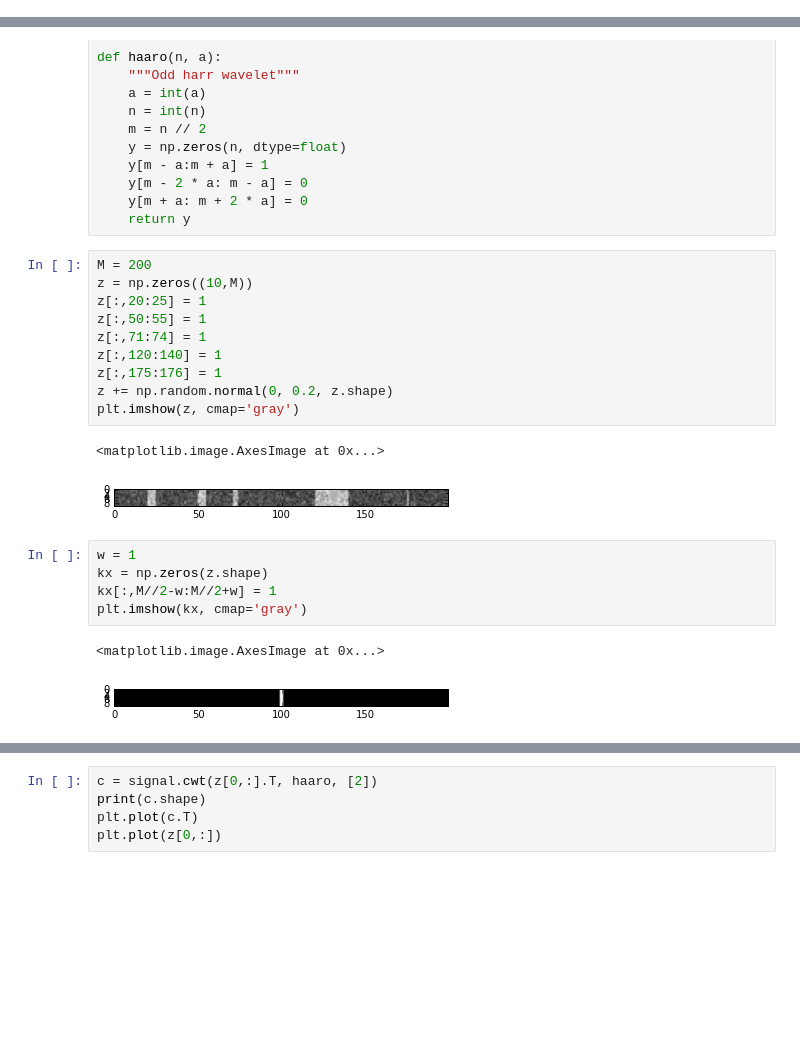
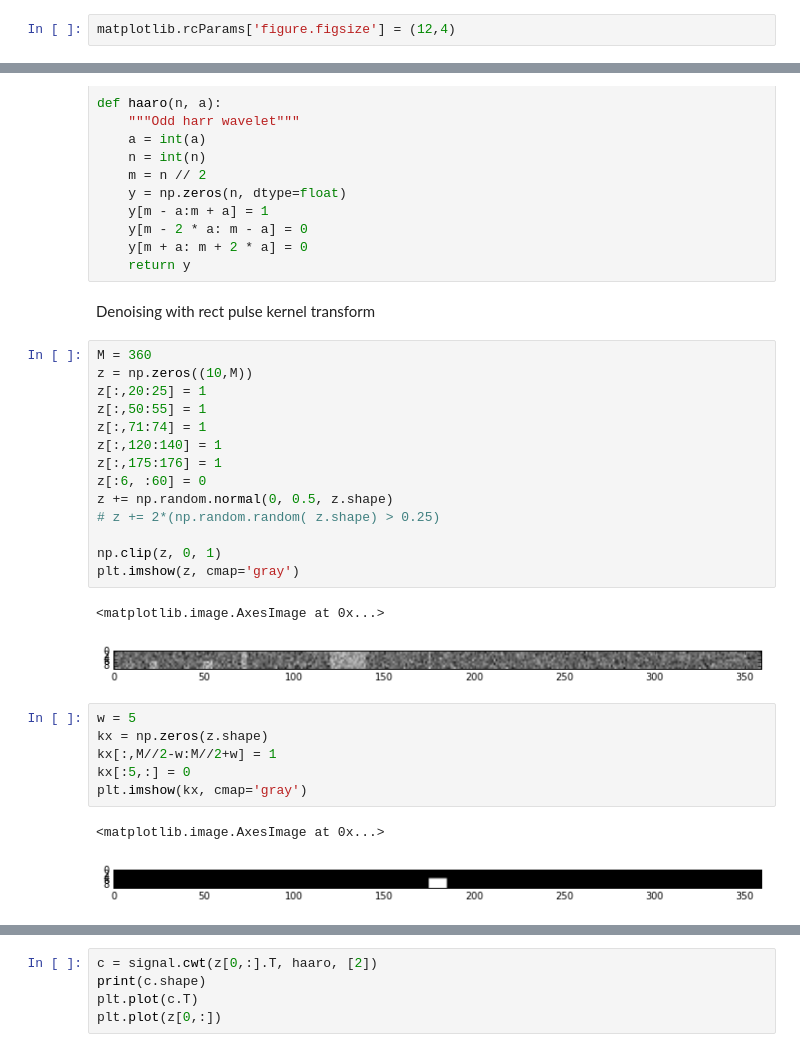
Before and after one commit to xkortex/eeg_seizure_prediction, a Jupyter notebook: haar.ipynb, the cells around one changed output, grey strips where cells are left out. Cells and saved outputs as stored; diff of their text form; blank space fills up the shorter version.

```diff
--- a/haar.ipynb
+++ b/haar.ipynb
@@ -6,6 +6,8 @@ import scipy.signal as signal
 import scipy.fftpack as fftpack
 import matplotlib
 import matplotlib.pyplot as plt
+# %%
+matplotlib.rcParams['figure.figsize'] = (12,4)
 # %%
 def haar(n, a):
     a = int(a)
@@ -26,24 +28,31 @@ def haaro(n, a):
     y[m - 2 * a: m - a] = 0
     y[m + a: m + 2 * a] = 0
     return y
+# %% [markdown]
+Denoising with rect pulse kernel transform
 # %%
-M = 200
+M = 360
 z = np.zeros((10,M))
 z[:,20:25] = 1
 z[:,50:55] = 1
 z[:,71:74] = 1
 z[:,120:140] = 1
 z[:,175:176] = 1
-z += np.random.normal(0, 0.2, z.shape)
+z[:6, :60] = 0
+z += np.random.normal(0, 0.5, z.shape)
+# z += 2*(np.random.random( z.shape) > 0.25)
+
+np.clip(z, 0, 1)
 plt.imshow(z, cmap='gray')
 # %% [output]
 <matplotlib.image.AxesImage at 0x...>
-[figure, old version]
+[figure, new version]
 # %%
-w = 1
+w = 5
 kx = np.zeros(z.shape)
 kx[:,M//2-w:M//2+w] = 1
+kx[:5,:] = 0
 plt.imshow(kx, cmap='gray')
 # %% [output]
 <matplotlib.image.AxesImage at 0x...>
-[figure, old version]
+[figure, new version]
```
Also changed, not shown: parts of 8 cells of this notebook.
